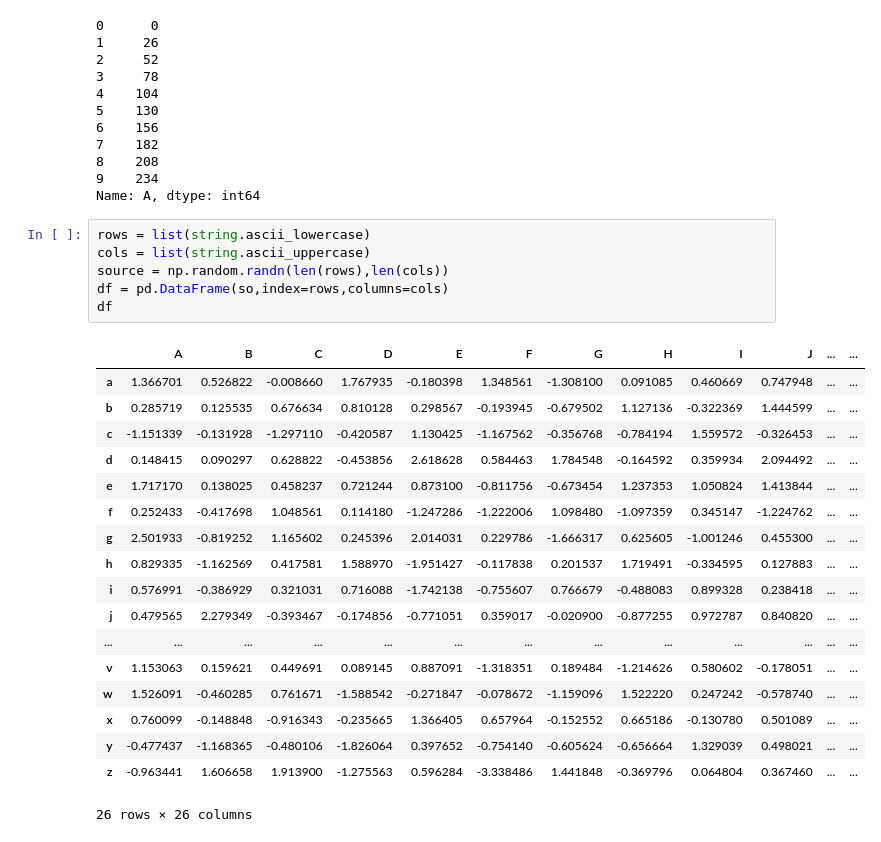
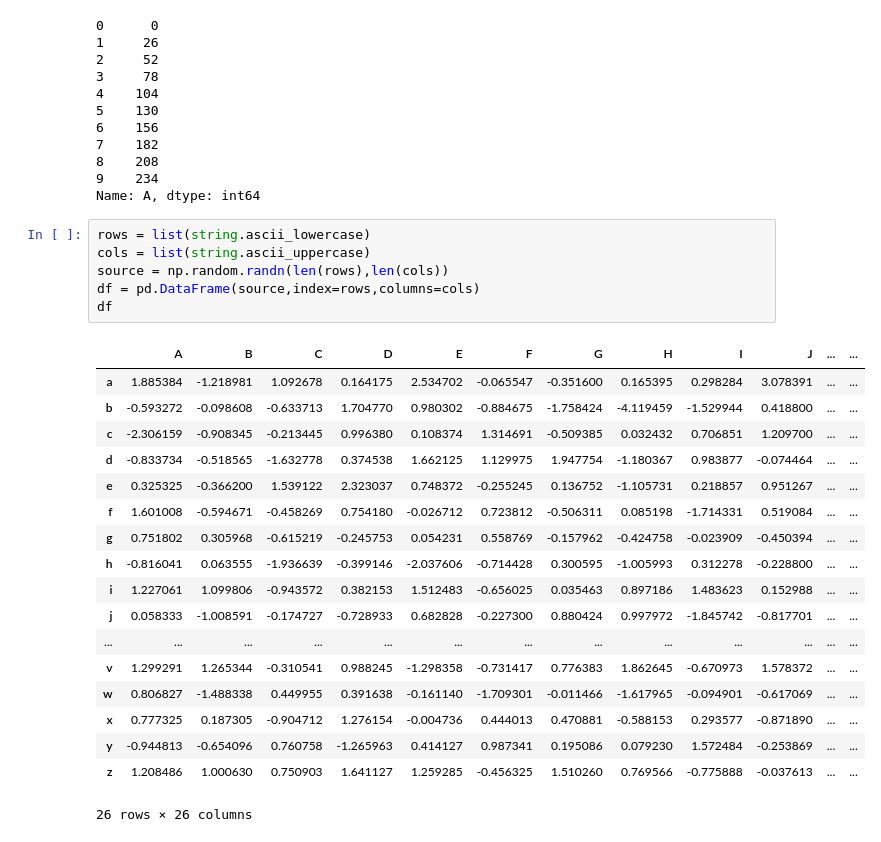
Before and after one commit to DevShawe/ThinkStats2, a Jupyter notebook: code/00-intro.ipynb, the cells around one changed output. Cells and saved outputs as stored; diff of their text form.

```diff
--- a/code/00-intro.ipynb
+++ b/code/00-intro.ipynb
@@ -224,27 +224,27 @@ Name: A, dtype: int64
 # %%
 rows = list(string.ascii_lowercase)
 cols = list(string.ascii_uppercase)
 source = np.random.randn(len(rows),len(cols))
-df = pd.DataFrame(so,index=rows,columns=cols)
+df = pd.DataFrame(source,index=rows,columns=cols)
 df
 # %% [output]
 |  | A | B | C | D | E | F | G | H | I | J | ... | ... |
-| a | 1.366701 | 0.526822 | -0.008660 | 1.767935 | -0.180398 | 1.348561 | -1.308100 | 0.091085 | 0.460669 | 0.747948 | ... | ... |
-| b | 0.285719 | 0.125535 | 0.676634 | 0.810128 | 0.298567 | -0.193945 | -0.679502 | 1.127136 | -0.322369 | 1.444599 | ... | ... |
-| c | -1.151339 | -0.131928 | -1.297110 | -0.420587 | 1.130425 | -1.167562 | -0.356768 | -0.784194 | 1.559572 | -0.326453 | ... | ... |
-| d | 0.148415 | 0.090297 | 0.628822 | -0.453856 | 2.618628 | 0.584463 | 1.784548 | -0.164592 | 0.359934 | 2.094492 | ... | ... |
-| e | 1.717170 | 0.138025 | 0.458237 | 0.721244 | 0.873100 | -0.811756 | -0.673454 | 1.237353 | 1.050824 | 1.413844 | ... | ... |
-| f | 0.252433 | -0.417698 | 1.048561 | 0.114180 | -1.247286 | -1.222006 | 1.098480 | -1.097359 | 0.345147 | -1.224762 | ... | ... |
-| g | 2.501933 | -0.819252 | 1.165602 | 0.245396 | 2.014031 | 0.229786 | -1.666317 | 0.625605 | -1.001246 | 0.455300 | ... | ... |
-| h | 0.829335 | -1.162569 | 0.417581 | 1.588970 | -1.951427 | -0.117838 | 0.201537 | 1.719491 | -0.334595 | 0.127883 | ... | ... |
-| i | 0.576991 | -0.386929 | 0.321031 | 0.716088 | -1.742138 | -0.755607 | 0.766679 | -0.488083 | 0.899328 | 0.238418 | ... | ... |
-| j | 0.479565 | 2.279349 | -0.393467 | -0.174856 | -0.771051 | 0.359017 | -0.020900 | -0.877255 | 0.972787 | 0.840820 | ... | ... |
+| a | 1.885384 | -1.218981 | 1.092678 | 0.164175 | 2.534702 | -0.065547 | -0.351600 | 0.165395 | 0.298284 | 3.078391 | ... | ... |
+| b | -0.593272 | -0.098608 | -0.633713 | 1.704770 | 0.980302 | -0.884675 | -1.758424 | -4.119459 | -1.529944 | 0.418800 | ... | ... |
+| c | -2.306159 | -0.908345 | -0.213445 | 0.996380 | 0.108374 | 1.314691 | -0.509385 | 0.032432 | 0.706851 | 1.209700 | ... | ... |
+| d | -0.833734 | -0.518565 | -1.632778 | 0.374538 | 1.662125 | 1.129975 | 1.947754 | -1.180367 | 0.983877 | -0.074464 | ... | ... |
+| e | 0.325325 | -0.366200 | 1.539122 | 2.323037 | 0.748372 | -0.255245 | 0.136752 | -1.105731 | 0.218857 | 0.951267 | ... | ... |
+| f | 1.601008 | -0.594671 | -0.458269 | 0.754180 | -0.026712 | 0.723812 | -0.506311 | 0.085198 | -1.714331 | 0.519084 | ... | ... |
+| g | 0.751802 | 0.305968 | -0.615219 | -0.245753 | 0.054231 | 0.558769 | -0.157962 | -0.424758 | -0.023909 | -0.450394 | ... | ... |
+| h | -0.816041 | 0.063555 | -1.936639 | -0.399146 | -2.037606 | -0.714428 | 0.300595 | -1.005993 | 0.312278 | -0.228800 | ... | ... |
+| i | 1.227061 | 1.099806 | -0.943572 | 0.382153 | 1.512483 | -0.656025 | 0.035463 | 0.897186 | 1.483623 | 0.152988 | ... | ... |
+| j | 0.058333 | -1.008591 | -0.174727 | -0.728933 | 0.682828 | -0.227300 | 0.880424 | 0.997972 | -1.845742 | -0.817701 | ... | ... |
 | ... | ... | ... | ... | ... | ... | ... | ... | ... | ... | ... | ... | ... |
-| v | 1.153063 | 0.159621 | 0.449691 | 0.089145 | 0.887091 | -1.318351 | 0.189484 | -1.214626 | 0.580602 | -0.178051 | ... | ... |
-| w | 1.526091 | -0.460285 | 0.761671 | -1.588542 | -0.271847 | -0.078672 | -1.159096 | 1.522220 | 0.247242 | -0.578740 | ... | ... |
-| x | 0.760099 | -0.148848 | -0.916343 | -0.235665 | 1.366405 | 0.657964 | -0.152552 | 0.665186 | -0.130780 | 0.501089 | ... | ... |
-| y | -0.477437 | -1.168365 | -0.480106 | -1.826064 | 0.397652 | -0.754140 | -0.605624 | -0.656664 | 1.329039 | 0.498021 | ... | ... |
-| z | -0.963441 | 1.606658 | 1.913900 | -1.275563 | 0.596284 | -3.338486 | 1.441848 | -0.369796 | 0.064804 | 0.367460 | ... | ... |
+| v | 1.299291 | 1.265344 | -0.310541 | 0.988245 | -1.298358 | -0.731417 | 0.776383 | 1.862645 | -0.670973 | 1.578372 | ... | ... |
+| w | 0.806827 | -1.488338 | 0.449955 | 0.391638 | -0.161140 | -1.709301 | -0.011466 | -1.617965 | -0.094901 | -0.617069 | ... | ... |
+| x | 0.777325 | 0.187305 | -0.904712 | 1.276154 | -0.004736 | 0.444013 | 0.470881 | -0.588153 | 0.293577 | -0.871890 | ... | ... |
+| y | -0.944813 | -0.654096 | 0.760758 | -1.265963 | 0.414127 | 0.987341 | 0.195086 | 0.079230 | 1.572484 | -0.253869 | ... | ... |
+| z | 1.208486 | 1.000630 | 0.750903 | 1.641127 | 1.259285 | -0.456325 | 1.510260 | 0.769566 | -0.775888 | -0.037613 | ... | ... |
 26 rows × 26 columns
 # %%
 plt.hist(df["A"])
```
Also changed, not shown: parts of 9 cells of this notebook, 3 other files.
